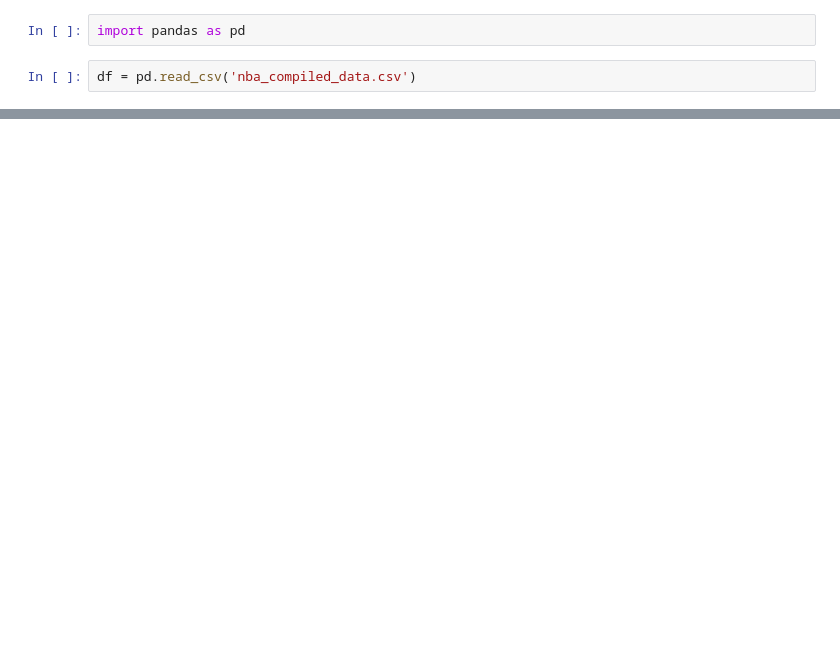
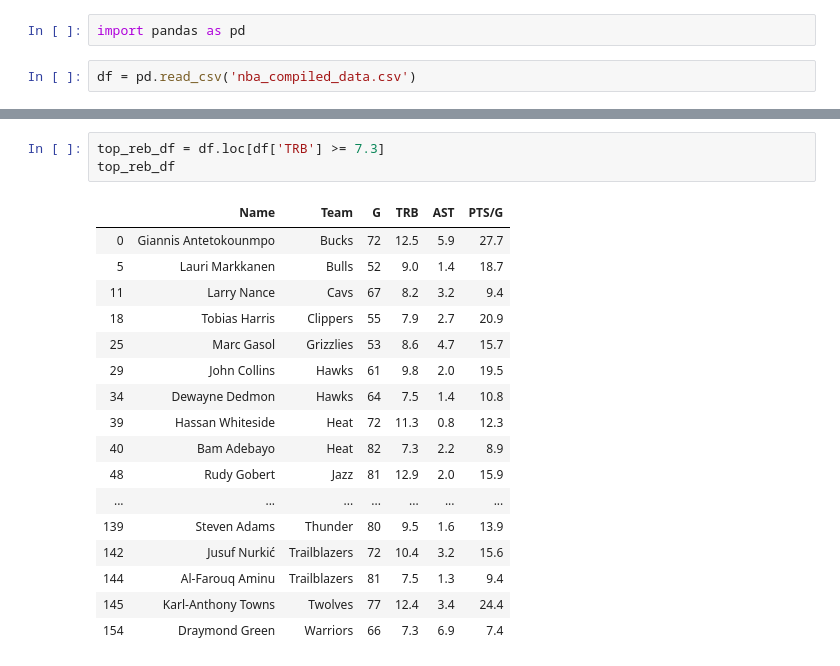
Before and after one commit to DanjoSix/nba-team-top-3-2018-19, a Jupyter notebook: .ipynb, the cells around one changed output, grey strips where cells are left out. Drawn from its saved outputs; the diff is of its cells as text; blank space fills up the shorter version.

```diff
--- a/.ipynb
+++ b/.ipynb
@@ -33,0 +69,21 @@ df
+# %%
+top_reb_df = df.loc[df['TRB'] >= 7.3]
+top_reb_df
+# %% [output]
+|  | Name | Team | G | TRB | AST | PTS/G |
+| 0 | Giannis Antetokounmpo | Bucks | 72 | 12.5 | 5.9 | 27.7 |
+| 5 | Lauri Markkanen | Bulls | 52 | 9.0 | 1.4 | 18.7 |
+| 11 | Larry Nance | Cavs | 67 | 8.2 | 3.2 | 9.4 |
+| 18 | Tobias Harris | Clippers | 55 | 7.9 | 2.7 | 20.9 |
+| 25 | Marc Gasol | Grizzlies | 53 | 8.6 | 4.7 | 15.7 |
+| 29 | John Collins | Hawks | 61 | 9.8 | 2.0 | 19.5 |
+| 34 | Dewayne Dedmon | Hawks | 64 | 7.5 | 1.4 | 10.8 |
+| 39 | Hassan Whiteside | Heat | 72 | 11.3 | 0.8 | 12.3 |
+| 40 | Bam Adebayo | Heat | 82 | 7.3 | 2.2 | 8.9 |
+| 48 | Rudy Gobert | Jazz | 81 | 12.9 | 2.0 | 15.9 |
+| ... | ... | ... | ... | ... | ... | ... |
+| 139 | Steven Adams | Thunder | 80 | 9.5 | 1.6 | 13.9 |
+| 142 | Jusuf Nurkić | Trailblazers | 72 | 10.4 | 3.2 | 15.6 |
+| 144 | Al-Farouq Aminu | Trailblazers | 81 | 7.5 | 1.3 | 9.4 |
+| 145 | Karl-Anthony Towns | Twolves | 77 | 12.4 | 3.4 | 24.4 |
+| 154 | Draymond Green | Warriors | 66 | 7.3 | 6.9 | 7.4 |
```
Also changed, not shown: parts of 73 cells of this notebook, 17 other files.
